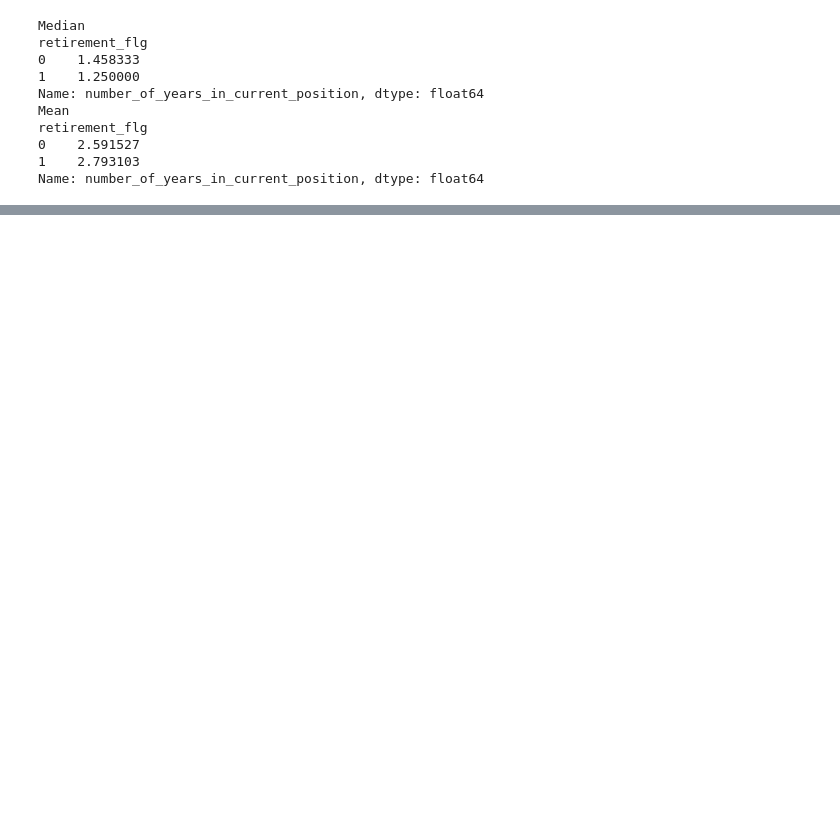
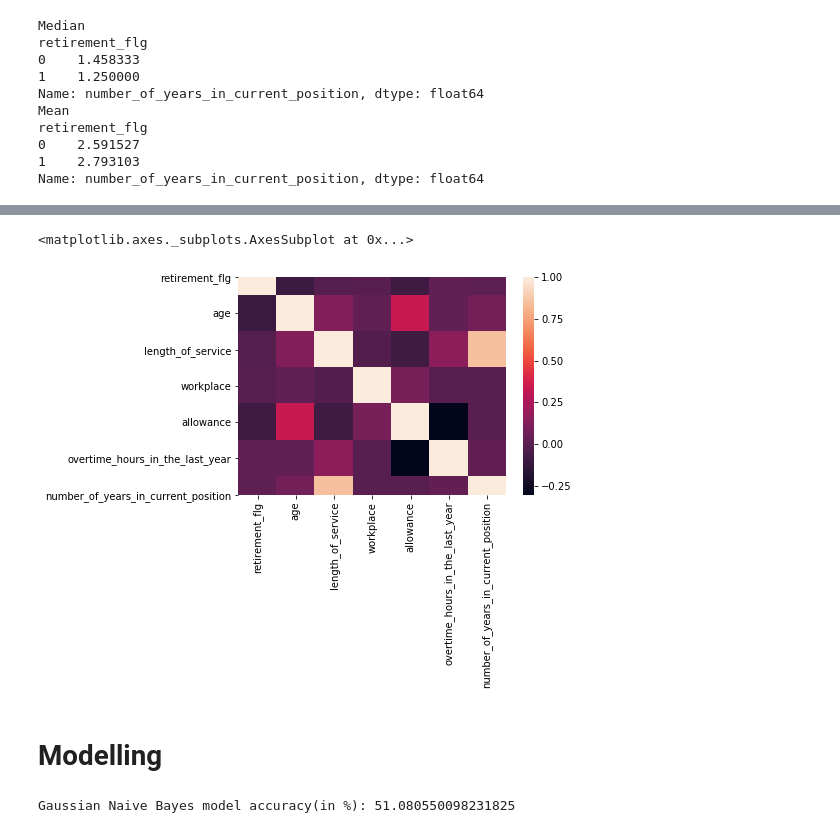
Before and after one commit to ininjame/pythonproj, a Jupyter notebook: data_analysis/ml_study_classification.ipynb, the cells around one changed output, grey strips where cells are left out. Drawn from its saved outputs; the diff is of its cells as text; code cells hidden in the pictures; blank space fills up the shorter version.

```diff
--- a/data_analysis/ml_study_classification.ipynb
+++ b/data_analysis/ml_study_classification.ipynb
@@ -194,4 +185,35 @@ Name: number_of_years_in_current_position, dtype: float64
+# %%
+sns.heatmap(df.corr())
+# %% [output]
+<matplotlib.axes._subplots.AxesSubplot at 0x...>
+[figure, added]
 # %%
 #TODO:
 # Create new feature: years from contract renewal based on employment status and year in current position
 # Create past version of people as new data points
+# %% [markdown]
+# Modelling
+# %%
+#Testing a model
+df_encoded = pd.get_dummies(df)
+
+TARGET = 'retirement_flg'
+FEATURES = [col for col in df_encoded.columns if col != TARGET]
+
+# splitting X and y into training and testing sets
+from sklearn.model_selection import train_test_split
+X_train, X_test, y_train, y_test = train_test_split(df_encoded[FEATURES], df_encoded[TARGET], test_size=0.3, random_state=1)
+
+# training the model on training set
+from sklearn.naive_bayes import GaussianNB
+gnb = GaussianNB()
+gnb.fit(X_train, y_train)
+
+# making predictions on the testing set
+y_pred = gnb.predict(X_test)
+
+# comparing actual response values (y_test) with predicted response values (y_pred)
+from sklearn import metrics
+print("Gaussian Naive Bayes model accuracy(in %):", metrics.accuracy_score(y_test, y_pred)*100)
+# %% [output]
+Gaussian Naive Bayes model accuracy(in %): 51.080550098231825
```
Also changed, not shown: parts of 10 cells of this notebook.
